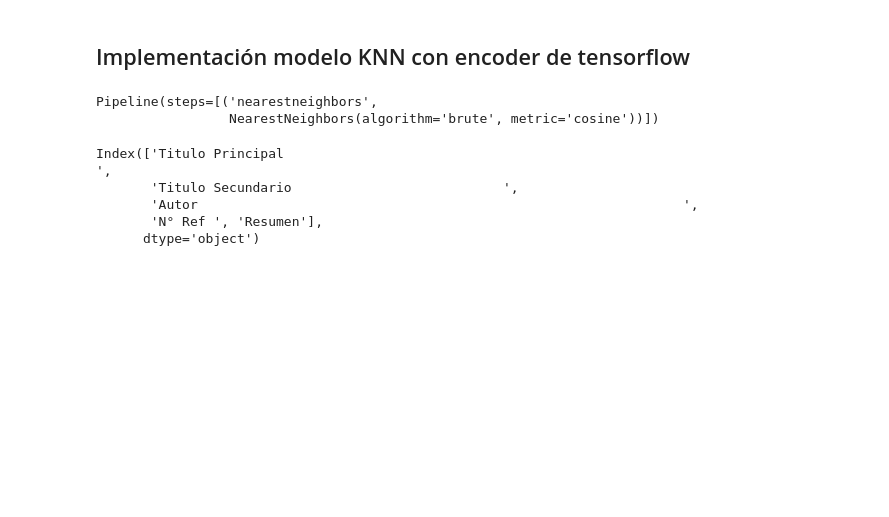
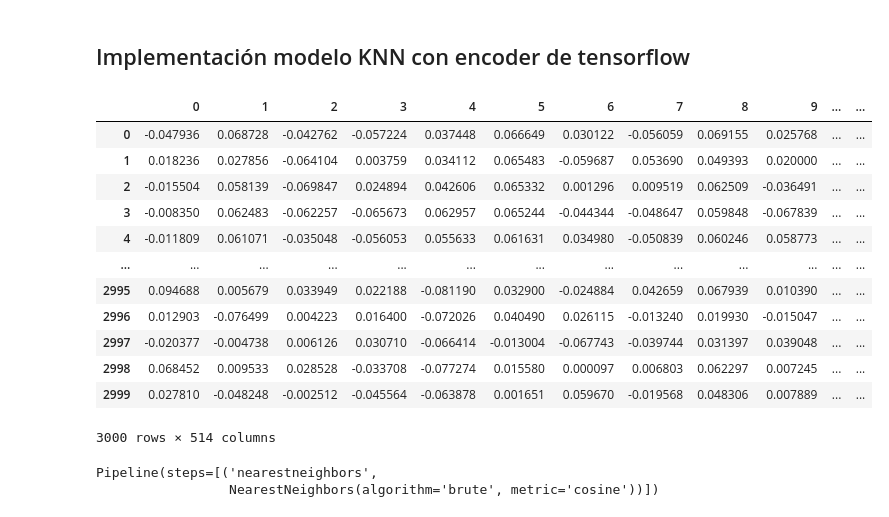
Before and after one commit to julilc/TUIA_NLP_Lopez_Ceratto_Julieta__Crenna_Giuliano, a Jupyter notebook: tp_1.ipynb, the cells around one changed output. Drawn from its saved outputs; the diff is of its cells as text; code cells hidden in the pictures; blank space fills up the shorter version.

Commit message:
Soluciono problema embedding dataset libros

```diff
--- a/tp_1.ipynb
+++ b/tp_1.ipynb
@@ -266,6 +267,22 @@ def crear_embeding():
 # %%
 crear_embeding()
 df_embedings_totales = pd.read_csv('./data/embedings_totales.csv')
+# %%
+df_embedings_totales
+# %% [output]
+|  | 0 | 1 | 2 | 3 | 4 | 5 | 6 | 7 | 8 | 9 | ... | ... |
+| 0 | -0.047936 | 0.068728 | -0.042762 | -0.057224 | 0.037448 | 0.066649 | 0.030122 | -0.056059 | 0.069155 | 0.025768 | ... | ... |
+| 1 | 0.018236 | 0.027856 | -0.064104 | 0.003759 | 0.034112 | 0.065483 | -0.059687 | 0.053690 | 0.049393 | 0.020000 | ... | ... |
+| 2 | -0.015504 | 0.058139 | -0.069847 | 0.024894 | 0.042606 | 0.065332 | 0.001296 | 0.009519 | 0.062509 | -0.036491 | ... | ... |
+| 3 | -0.008350 | 0.062483 | -0.062257 | -0.065673 | 0.062957 | 0.065244 | -0.044344 | -0.048647 | 0.059848 | -0.067839 | ... | ... |
+| 4 | -0.011809 | 0.061071 | -0.035048 | -0.056053 | 0.055633 | 0.061631 | 0.034980 | -0.050839 | 0.060246 | 0.058773 | ... | ... |
+| ... | ... | ... | ... | ... | ... | ... | ... | ... | ... | ... | ... | ... |
+| 2995 | 0.094688 | 0.005679 | 0.033949 | 0.022188 | -0.081190 | 0.032900 | -0.024884 | 0.042659 | 0.067939 | 0.010390 | ... | ... |
+| 2996 | 0.012903 | -0.076499 | 0.004223 | 0.016400 | -0.072026 | 0.040490 | 0.026115 | -0.013240 | 0.019930 | -0.015047 | ... | ... |
+| 2997 | -0.020377 | -0.004738 | 0.006126 | 0.030710 | -0.066414 | -0.013004 | -0.067743 | -0.039744 | 0.031397 | 0.039048 | ... | ... |
+| 2998 | 0.068452 | 0.009533 | 0.028528 | -0.033708 | -0.077274 | 0.015580 | 0.000097 | 0.006803 | 0.062297 | 0.007245 | ... | ... |
+| 2999 | 0.027810 | -0.048248 | -0.002512 | -0.045564 | -0.063878 | 0.001651 | 0.059670 | -0.019568 | 0.048306 | 0.007889 | ... | ... |
+3000 rows × 514 columns
 # %%
 n_neighbors = 5
 modelor_recomendador = make_pipeline(NearestNeighbors(n_neighbors=n_neighbors, metric='cosine', algorithm='brute'))
@@ -281,14 +298,6 @@ pickle.dump(modelor_recomendador, open(RECOMENDADOR_MODEL_PATH, 'wb'))
 animo = clasificar_animo('Quiero estar tranquilo')
 # %%
 user_prompt = f'pelicula de terror psicologico desarrollada en estados unidos, {animo}'
-# %%
-dataset_libros.columns
-# %% [output]
-Index(['Titulo Principal                                                                                       ',
-       'Titulo Secundario                           ',
-       'Autor                                                              ',
-       'N° Ref ', 'Resumen'],
-      dtype='object')
 # %%
 def que_hacer (consulta : str):
     '''
```
Also changed, not shown: parts of 15 cells of this notebook, 2 other files.
